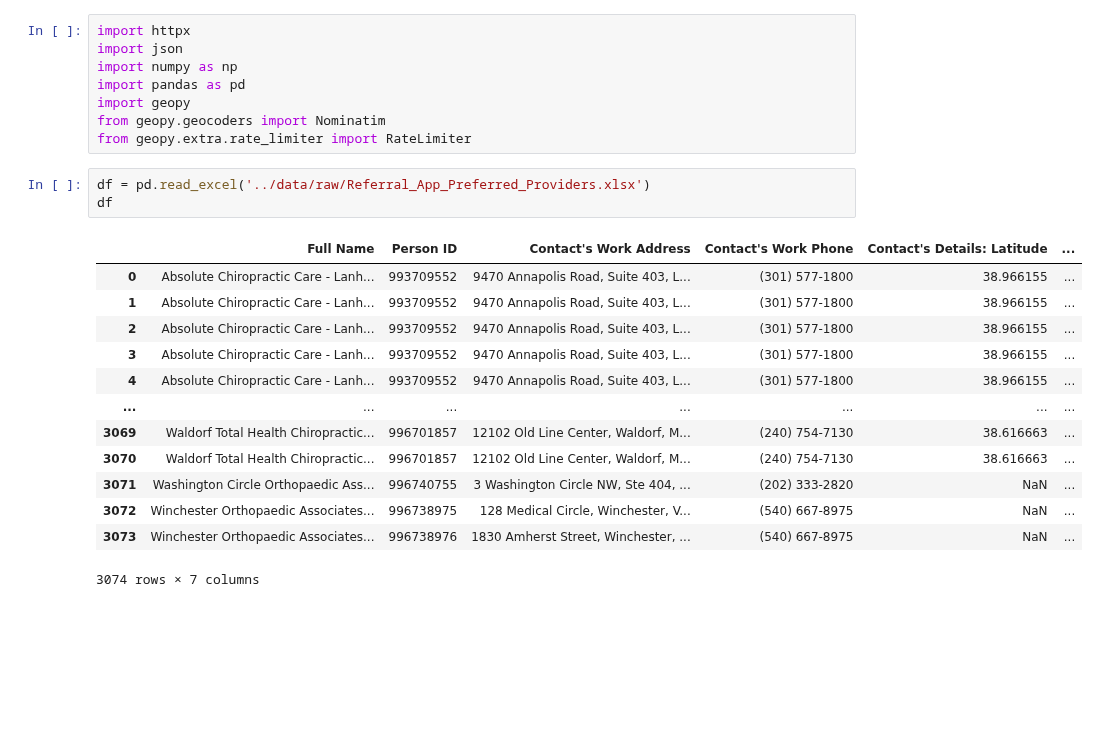
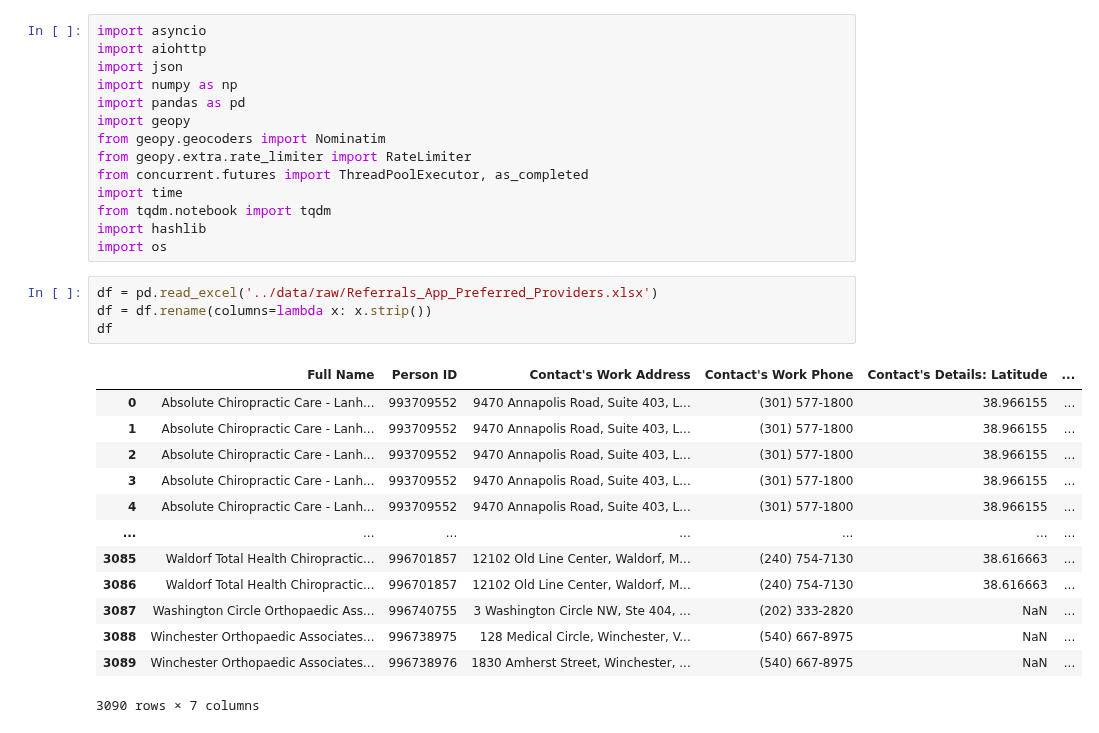
Before and after one commit to The-Jaklitsch-Law-Group/JLG_Provider_Recommender, a Jupyter notebook: prepare_contacts/Contact_Geocode_Search.ipynb, the cells around one changed output. Cells and saved outputs as stored; diff of their text form; blank space fills up the shorter version.

```diff
--- a/prepare_contacts/Contact_Geocode_Search.ipynb
+++ b/prepare_contacts/Contact_Geocode_Search.ipynb
@@ -10,25 +34,32 @@
 # %%
-import httpx
+import asyncio
+import aiohttp
 import json
 import numpy as np
 import pandas as pd
 import geopy
 from geopy.geocoders import Nominatim
 from geopy.extra.rate_limiter import RateLimiter
+from concurrent.futures import ThreadPoolExecutor, as_completed
+import time
+from tqdm.notebook import tqdm
+import hashlib
+import os
 # %%
-df = pd.read_excel('../data/raw/Referral_App_Preferred_Providers.xlsx')
+df = pd.read_excel('../data/raw/Referrals_App_Preferred_Providers.xlsx')
+df = df.rename(columns=lambda x: x.strip())
 df
 # %% [output]
 |  | Full Name | Person ID | Contact's Work Address | Contact's Work Phone | Contact's Details: Latitude | ... |
 | 0 | Absolute Chiropractic Care - Lanh... | 993709552 | 9470 Annapolis Road, Suite 403, L... | (301) 577-1800 | 38.966155 | ... |
 | 1 | Absolute Chiropractic Care - Lanh... | 993709552 | 9470 Annapolis Road, Suite 403, L... | (301) 577-1800 | 38.966155 | ... |
 | 2 | Absolute Chiropractic Care - Lanh... | 993709552 | 9470 Annapolis Road, Suite 403, L... | (301) 577-1800 | 38.966155 | ... |
 | 3 | Absolute Chiropractic Care - Lanh... | 993709552 | 9470 Annapolis Road, Suite 403, L... | (301) 577-1800 | 38.966155 | ... |
 | 4 | Absolute Chiropractic Care - Lanh... | 993709552 | 9470 Annapolis Road, Suite 403, L... | (301) 577-1800 | 38.966155 | ... |
 | ... | ... | ... | ... | ... | ... | ... |
-| 3069 | Waldorf Total Health Chiropractic... | 996701857 | 12102 Old Line Center, Waldorf, M... | (240) 754-7130 | 38.616663 | ... |
-| 3070 | Waldorf Total Health Chiropractic... | 996701857 | 12102 Old Line Center, Waldorf, M... | (240) 754-7130 | 38.616663 | ... |
-| 3071 | Washington Circle Orthopaedic Ass... | 996740755 | 3 Washington Circle NW, Ste 404, ... | (202) 333-2820 | NaN | ... |
-| 3072 | Winchester Orthopaedic Associates... | 996738975 | 128 Medical Circle, Winchester, V... | (540) 667-8975 | NaN | ... |
-| 3073 | Winchester Orthopaedic Associates... | 996738976 | 1830 Amherst Street, Winchester, ... | (540) 667-8975 | NaN | ... |
+| 3085 | Waldorf Total Health Chiropractic... | 996701857 | 12102 Old Line Center, Waldorf, M... | (240) 754-7130 | 38.616663 | ... |
+| 3086 | Waldorf Total Health Chiropractic... | 996701857 | 12102 Old Line Center, Waldorf, M... | (240) 754-7130 | 38.616663 | ... |
+| 3087 | Washington Circle Orthopaedic Ass... | 996740755 | 3 Washington Circle NW, Ste 404, ... | (202) 333-2820 | NaN | ... |
+| 3088 | Winchester Orthopaedic Associates... | 996738975 | 128 Medical Circle, Winchester, V... | (540) 667-8975 | NaN | ... |
+| 3089 | Winchester Orthopaedic Associates... | 996738976 | 1830 Amherst Street, Winchester, ... | (540) 667-8975 | NaN | ... |
-3074 rows × 7 columns
+3090 rows × 7 columns
```
Also changed, not shown: parts of 15 cells of this notebook, 3 other files.
